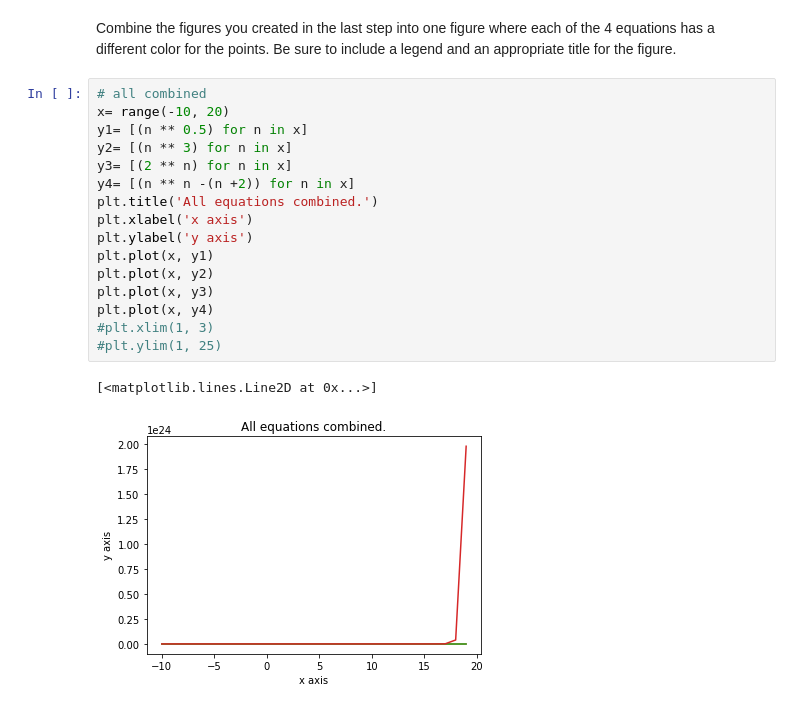
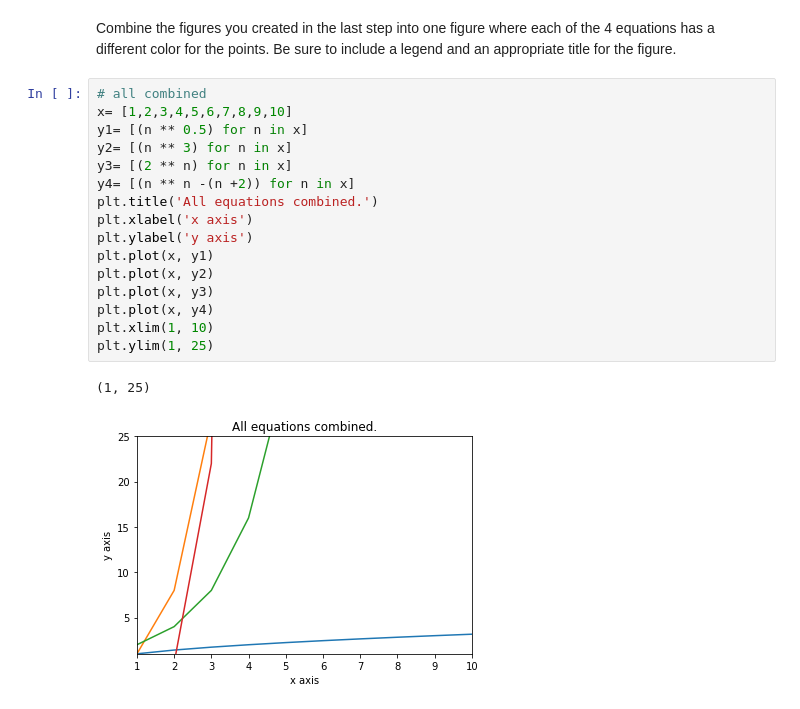
Before and after one commit to GabbyBarajasBroussard/numpy-pandas-visualization-exercise, a Jupyter notebook: matplotlib_exercises.ipynb, the cells around one changed output. Drawn from its saved outputs; the diff is of its cells as text.

```diff
--- a/matplotlib_exercises.ipynb
+++ b/matplotlib_exercises.ipynb
@@ -119,20 +119,20 @@ plt.show() # showing the subplots
 Combine the figures you created in the last step into one figure where each of the 4 equations has a different color for the points. Be sure to include a legend and an appropriate title for the figure.
 # %%
 # all combined
-x= range(-10, 20)
+x= [1,2,3,4,5,6,7,8,9,10]
 y1= [(n ** 0.5) for n in x]
 y2= [(n ** 3) for n in x]
 y3= [(2 ** n) for n in x]
 y4= [(n ** n -(n +2)) for n in x]
 plt.title('All equations combined.')
 plt.xlabel('x axis')
 plt.ylabel('y axis')
 plt.plot(x, y1)
 plt.plot(x, y2)
 plt.plot(x, y3)
 plt.plot(x, y4)
-#plt.xlim(1, 3)
-#plt.ylim(1, 25)
+plt.xlim(1, 10)
+plt.ylim(1, 25)
 # %% [output]
-[<matplotlib.lines.Line2D at 0x...>]
+(1, 25)
-[figure, old version]
+[figure, new version]
```
Also changed, not shown: parts of 1 cell of this notebook.
